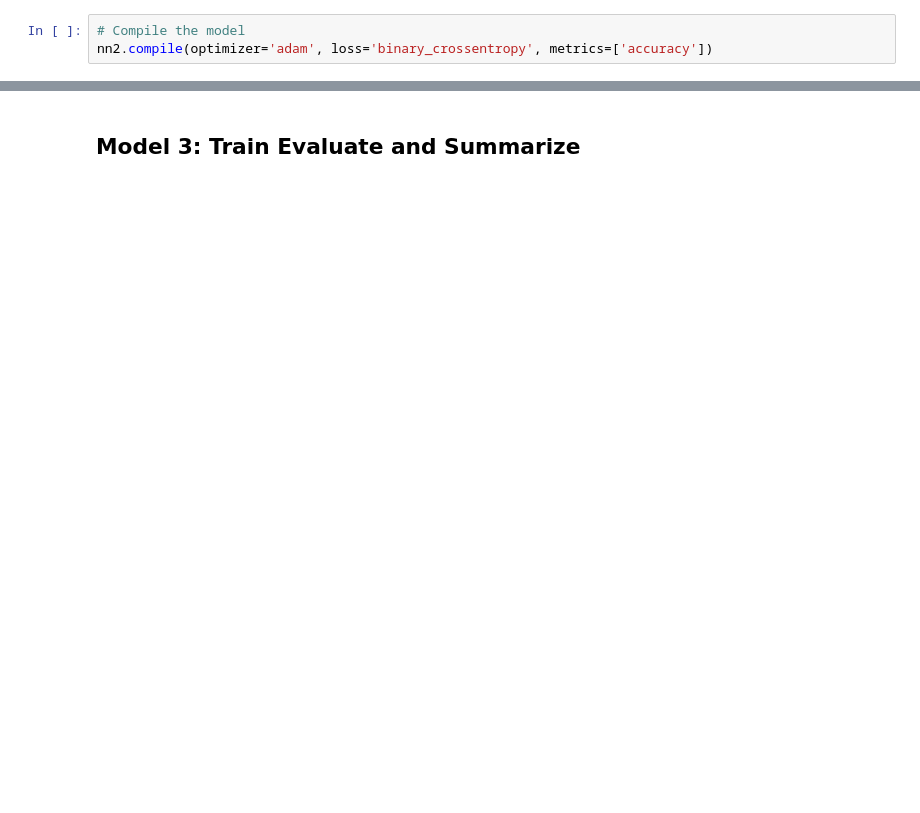
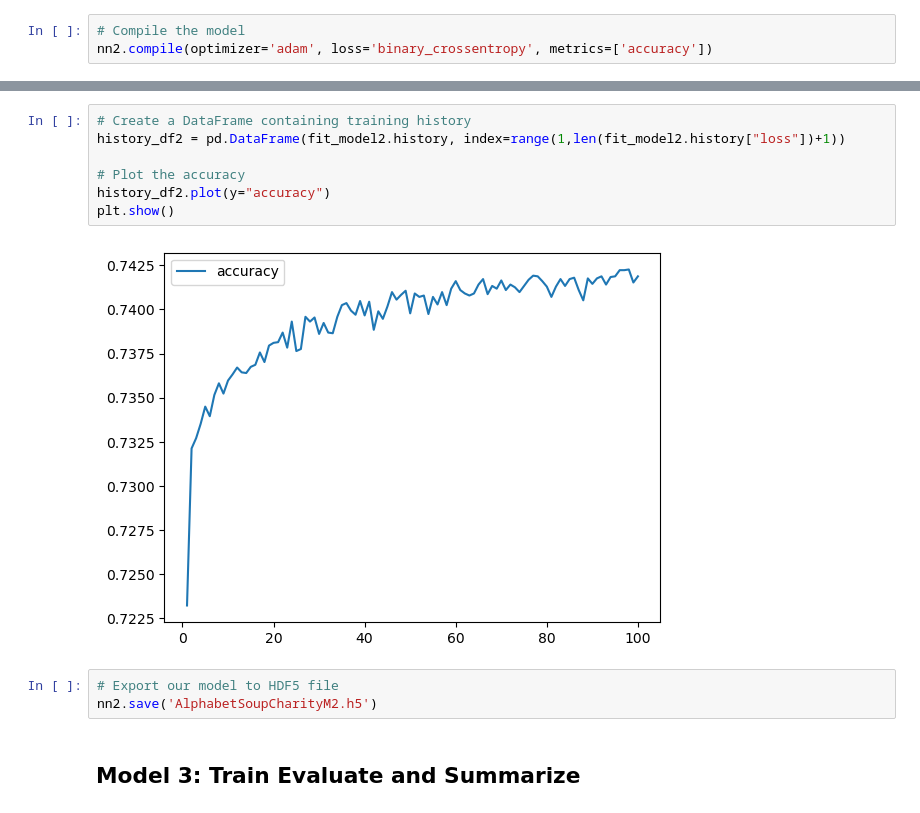
Before and after one commit to muhkashiff/deep-learning-challenge, a Jupyter notebook: Optimization_models4.ipynb, the cells around one changed output, grey strips where cells are left out. Drawn from its saved outputs; the diff is of its cells as text; blank space fills up the shorter version.

```diff
--- a/Optimization_models4.ipynb
+++ b/Optimization_models4.ipynb
@@ -400,3 +425,15 @@ Loss: 0.5823444724082947, Accuracy: 0.7255976796150208
+# %%
+# Create a DataFrame containing training history
+history_df2 = pd.DataFrame(fit_model2.history, index=range(1,len(fit_model2.history["loss"])+1))
+
+# Plot the accuracy
+history_df2.plot(y="accuracy")
+plt.show()
+# %% [output]
+[figure, added]
+# %%
+# Export our model to HDF5 file
+nn2.save('AlphabetSoupCharityM2.h5')
 # %% [markdown]
 ## Model 3: Train Evaluate and Summarize
 # %%
```
Also changed, not shown: parts of 14 cells of this notebook, 3 other files.
